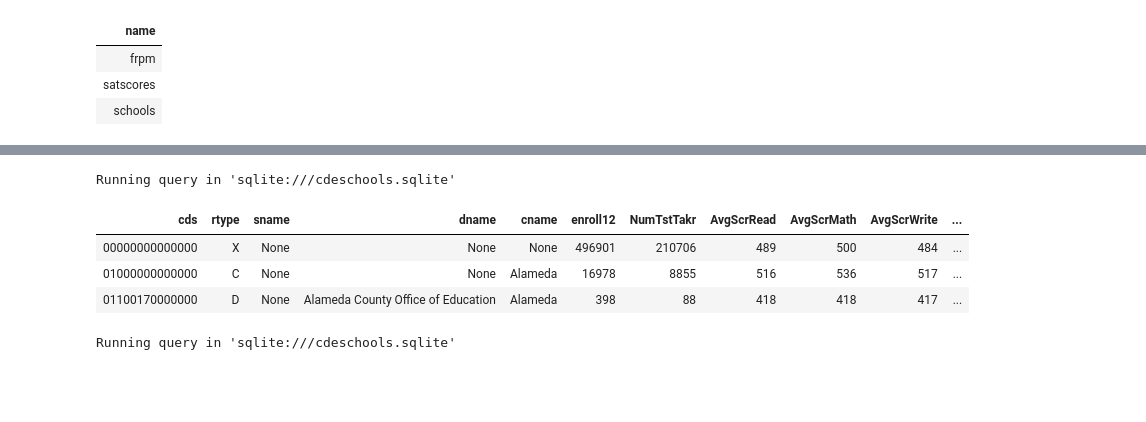
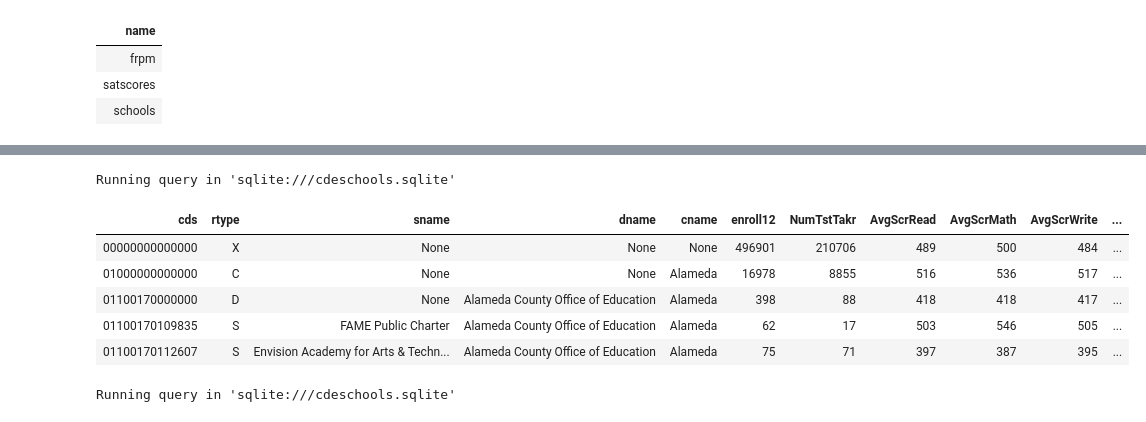
Before and after one commit to pedro-leitao/sql-practice, a Jupyter notebook: practice.ipynb, the cells around one changed output, grey strips where cells are left out. Cells and saved outputs as stored; diff of their text form; code cells hidden in the pictures; blank space fills up the shorter version.

```diff
--- a/practice.ipynb
+++ b/practice.ipynb
@@ -47,14 +47,16 @@ Running query in 'sqlite:///cdeschools.sqlite'
 # %%
 %%sql
 SELECT *
 FROM satscores
-LIMIT 3;
+LIMIT 5;
 # %% [output]
 Running query in 'sqlite:///cdeschools.sqlite'
 | cds | rtype | sname | dname | cname | enroll12 | NumTstTakr | AvgScrRead | AvgScrMath | AvgScrWrite | ... |
 | 00000000000000 | X | None | None | None | 496901 | 210706 | 489 | 500 | 484 | ... |
 | 01000000000000 | C | None | None | Alameda | 16978 | 8855 | 516 | 536 | 517 | ... |
 | 01100170000000 | D | None | Alameda County Office of Education | Alameda | 398 | 88 | 418 | 418 | 417 | ... |
+| 01100170109835 | S | FAME Public Charter | Alameda County Office of Education | Alameda | 62 | 17 | 503 | 546 | 505 | ... |
+| 01100170112607 | S | Envision Academy for Arts & Techn... | Alameda County Office of Education | Alameda | 75 | 71 | 397 | 387 | 395 | ... |
 # %%
 %%sql
 SELECT *
```
Also changed, not shown: parts of 27 cells of this notebook.
